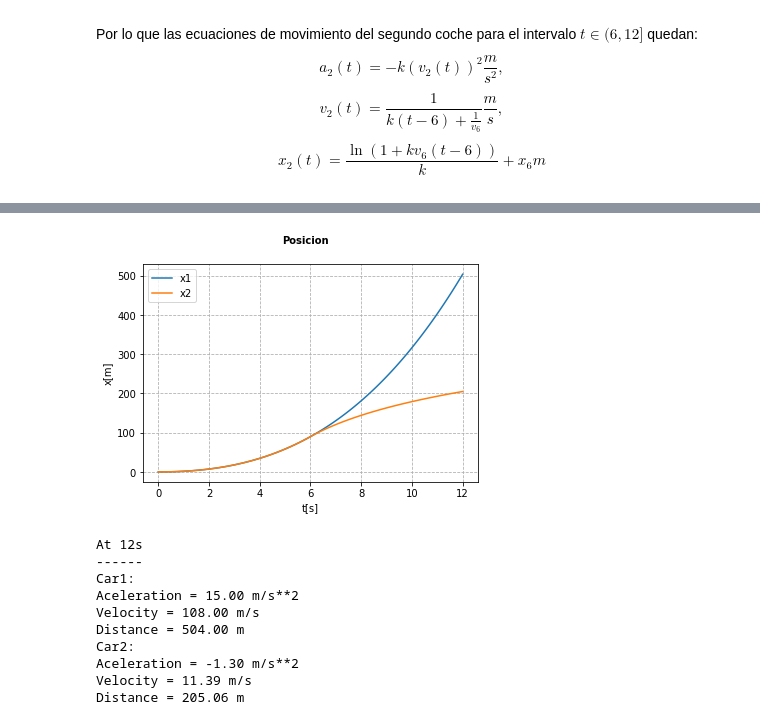
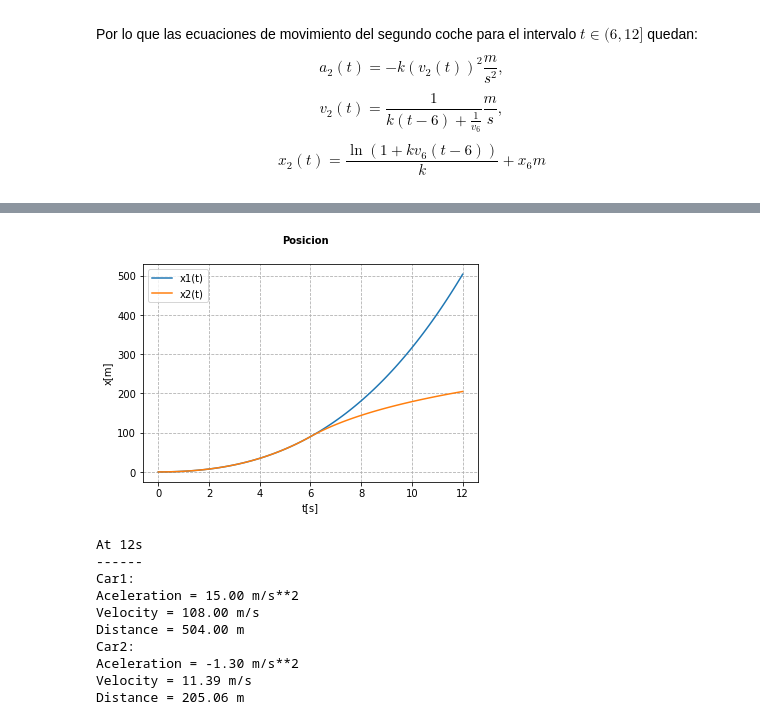
Before and after one commit to spartankel/problemas, a Jupyter notebook: Problema 1.ipynb, the cells around one changed output, grey strips where cells are left out. Saved outputs shown, nothing was run; the diff lists cells and outputs as text; code cells hidden in the pictures.

```diff
--- a/Problema 1.ipynb
+++ b/Problema 1.ipynb
@@ -122,16 +122,16 @@ plt.show()
 # %%
 fig = plt.figure()
 fig.suptitle('Posicion', fontsize=10, fontweight='bold')
 ax = fig.add_subplot(111)
 ax.grid(linestyle='--')
 ax.set_xlabel('t[s]')
 ax.set_ylabel('x[m]')
-plt.plot(t, map(x1, t), label='x1', color=)
-plt.plot(t, map(x2, t), label='x2')
+plt.plot(t, map(x1, t), label='x1(t)')
+plt.plot(t, map(x2, t), label='x2(t)')
 ax.legend()
 plt.show()
 # %% [output]
-[figure, old version]
+[figure, new version]
 # %%
 print "At 12s"
 print "------"
```
Also changed, not shown: parts of 2 cells of this notebook.
